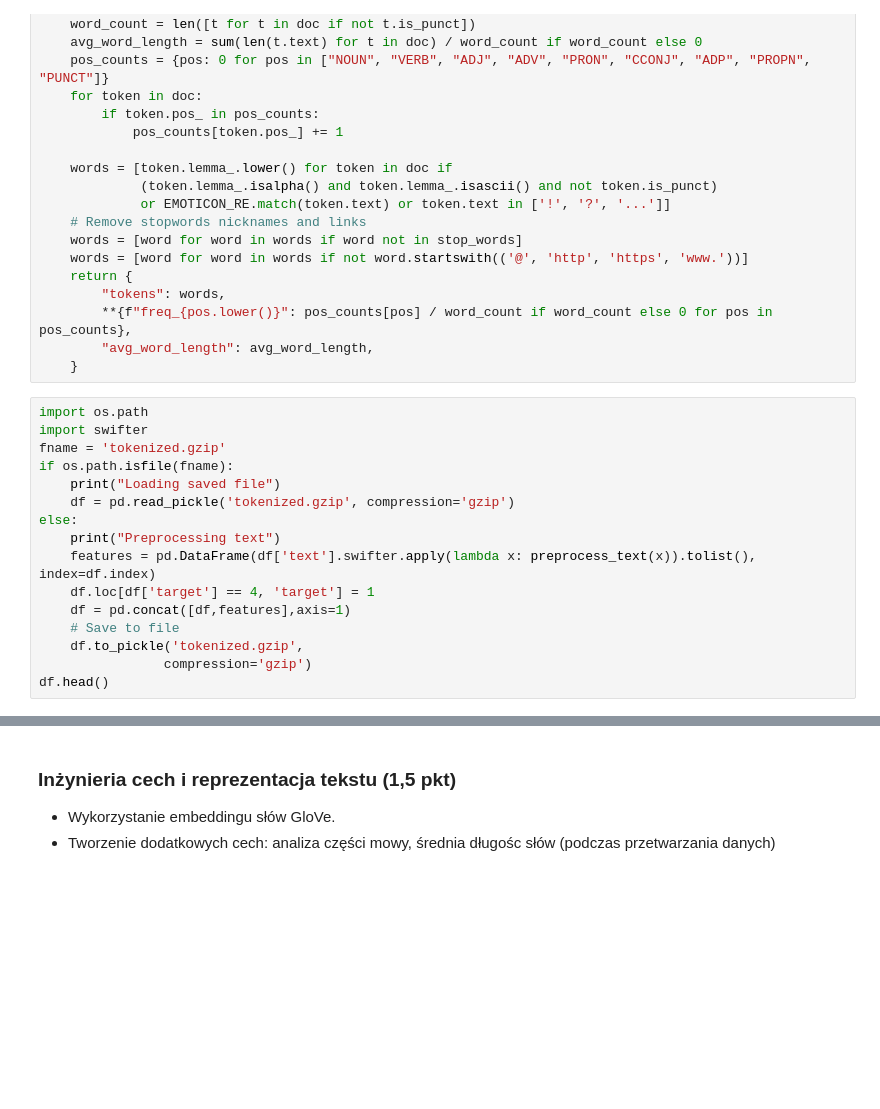
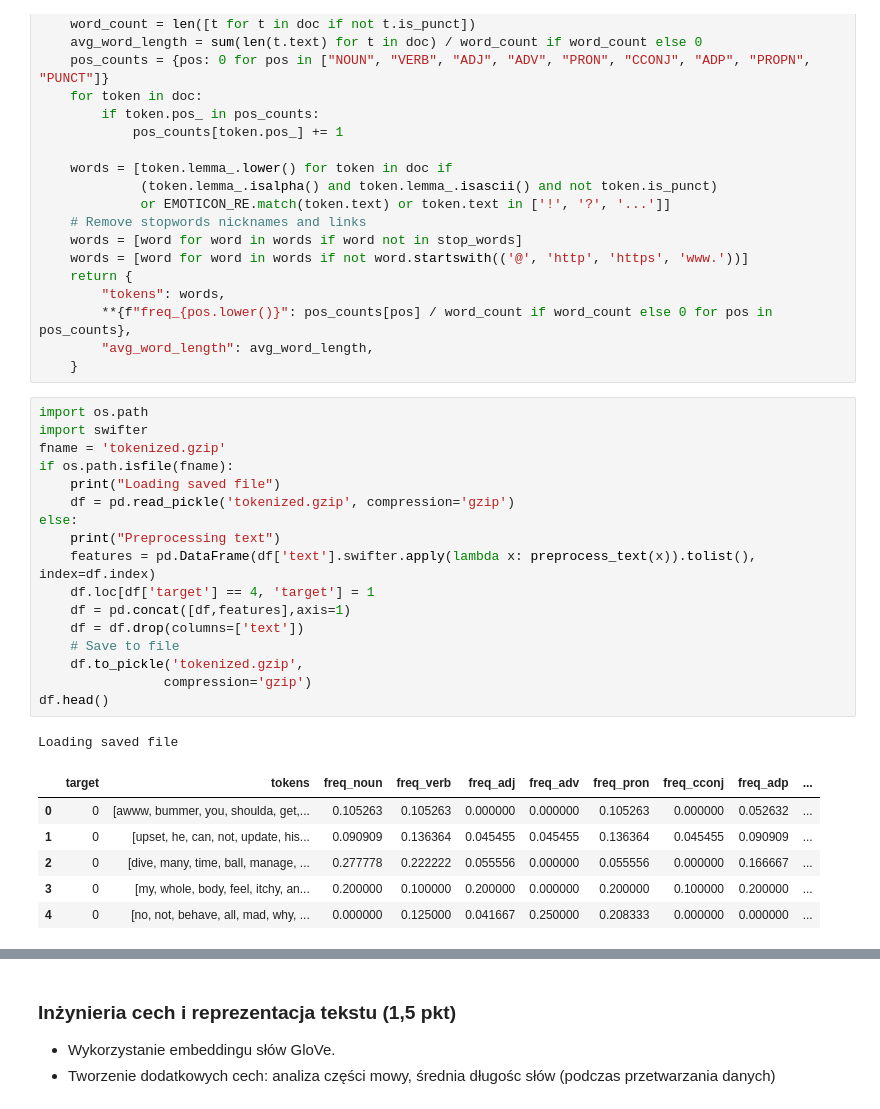
Before and after one commit to Bieslaw/LLMProject, a Jupyter notebook: Etap3.ipynb, the cells around one changed output, grey strips where cells are left out. Cells and saved outputs as stored; diff of their text form; blank space fills up the shorter version.

```diff
--- a/Etap3.ipynb
+++ b/Etap3.ipynb
@@ -66,19 +73,28 @@ def preprocess_text(text):
 # %%
 import os.path
 import swifter
 fname = 'tokenized.gzip'
 if os.path.isfile(fname):
     print("Loading saved file")
     df = pd.read_pickle('tokenized.gzip', compression='gzip')
 else:
     print("Preprocessing text")
     features = pd.DataFrame(df['text'].swifter.apply(lambda x: preprocess_text(x)).tolist(), index=df.index)
     df.loc[df['target'] == 4, 'target'] = 1
     df = pd.concat([df,features],axis=1)
+    df = df.drop(columns=['text'])
     # Save to file
     df.to_pickle('tokenized.gzip',
                 compression='gzip')
 df.head()
+# %% [output]
+Loading saved file
+|  | target | tokens | freq_noun | freq_verb | freq_adj | freq_adv | freq_pron | freq_cconj | freq_adp | ... |
+| 0 | 0 | [awww, bummer, you, shoulda, get,... | 0.105263 | 0.105263 | 0.000000 | 0.000000 | 0.105263 | 0.000000 | 0.052632 | ... |
+| 1 | 0 | [upset, he, can, not, update, his... | 0.090909 | 0.136364 | 0.045455 | 0.045455 | 0.136364 | 0.045455 | 0.090909 | ... |
+| 2 | 0 | [dive, many, time, ball, manage, ... | 0.277778 | 0.222222 | 0.055556 | 0.000000 | 0.055556 | 0.000000 | 0.166667 | ... |
+| 3 | 0 | [my, whole, body, feel, itchy, an... | 0.200000 | 0.100000 | 0.200000 | 0.000000 | 0.200000 | 0.100000 | 0.200000 | ... |
+| 4 | 0 | [no, not, behave, all, mad, why, ... | 0.000000 | 0.125000 | 0.041667 | 0.250000 | 0.208333 | 0.000000 | 0.000000 | ... |
 # %%
 from wordcloud import WordCloud
 from matplotlib.pyplot import subplots
```
Also changed, not shown: parts of 16 cells of this notebook, 2 other files.
